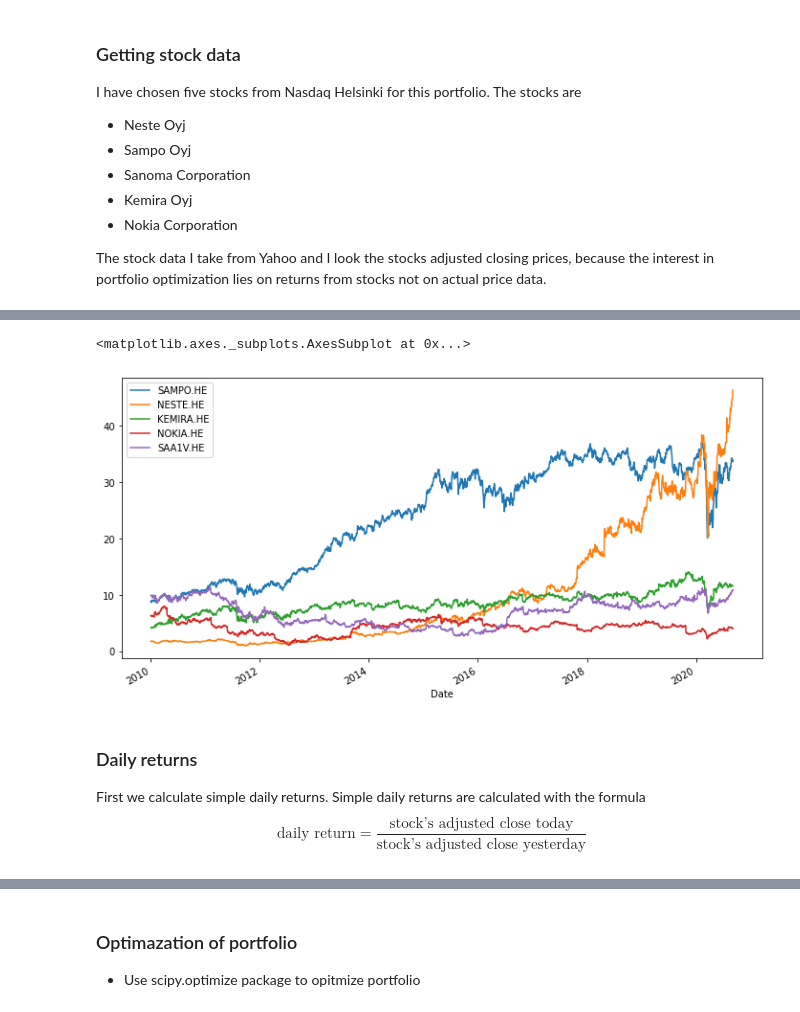
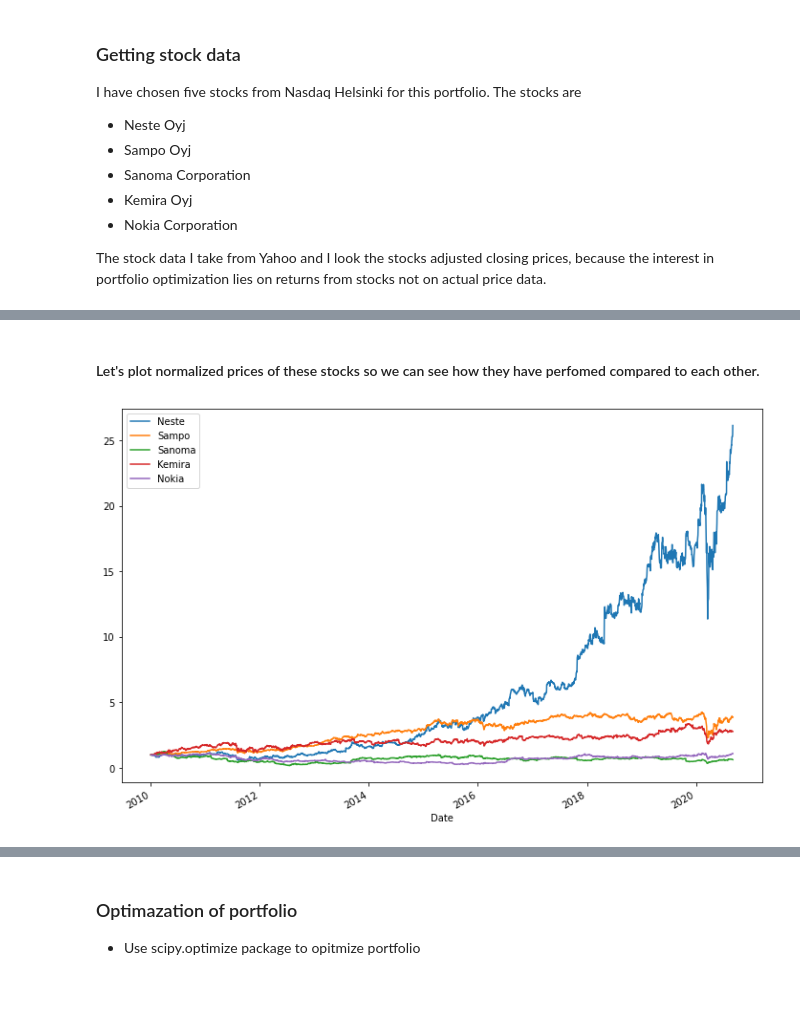
Before and after one commit to sarogov/basic-stock-analysis, a Jupyter notebook: Optimization_of_a_portfolio.ipynb, the cells around one changed output, grey strips where cells are left out. Cells and saved outputs as stored; diff of their text form; code cells hidden in the pictures.

```diff
--- a/Optimization_of_a_portfolio.ipynb
+++ b/Optimization_of_a_portfolio.ipynb
@@ -69,9 +54,7 @@ memory usage: 125.6 KB
-# %%
-stocks.plot(figsize = (12,6))
-# %% [output]
-<matplotlib.axes._subplots.AxesSubplot at 0x...>
-[figure, removed]
-# %% [markdown]
-### Daily returns
-First we calculate simple daily returns. Simple daily returns are calculated with the formula
-$$\text {daily return} = \frac{\text{stock's adjusted close today}}{\text{stock's adjusted close yesterday}}$$
+# %% [markdown]
+#### Let's plot normalized prices of these stocks so we can see how they have perfomed compared to each other.
+# %%
+normalized_stocks = stocks/stocks.iloc[0]
+normalized_stocks.plot(figsize =(12,8));
+# %% [output]
+[figure, added]
```
Also changed, not shown: parts of 11 cells of this notebook.
